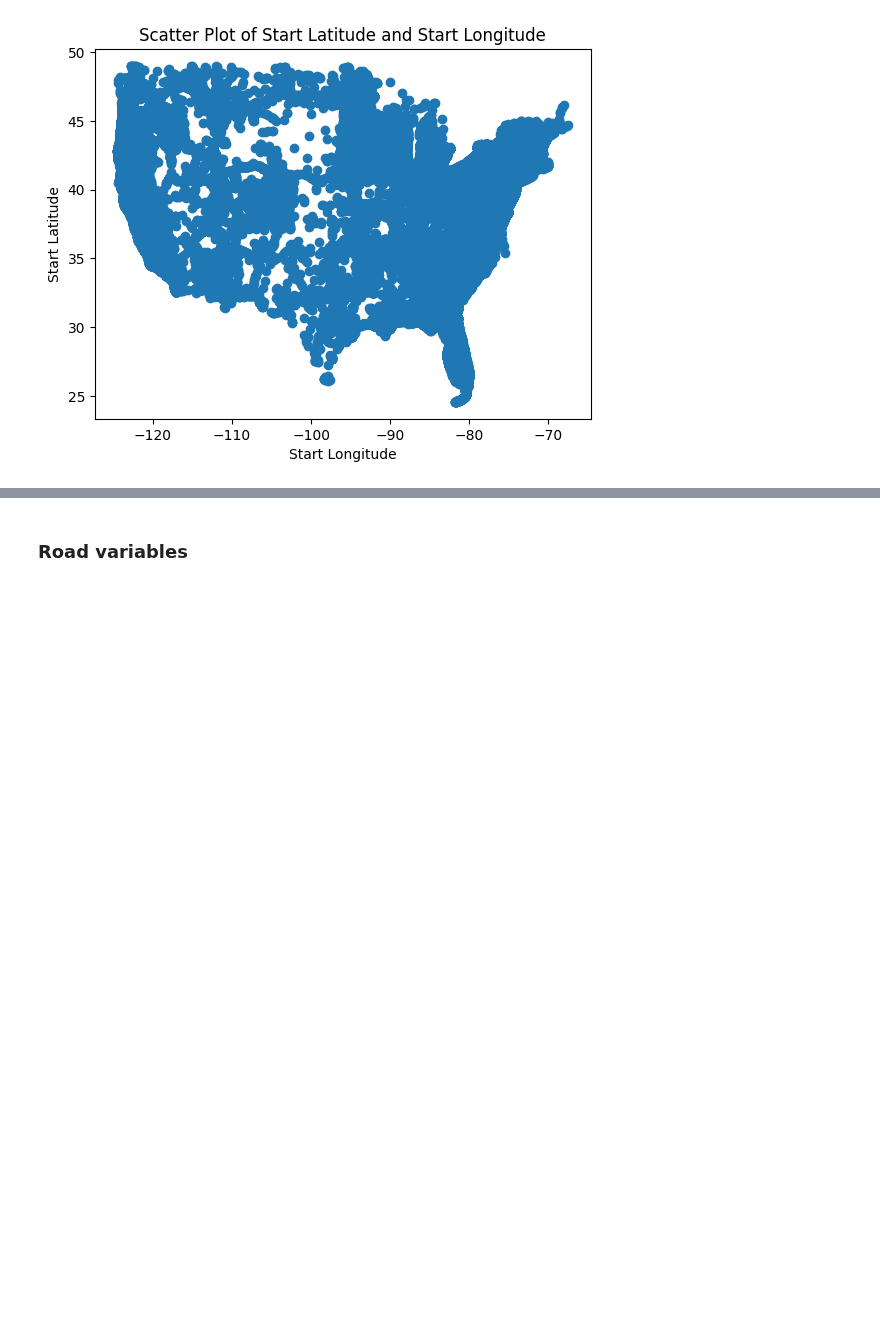
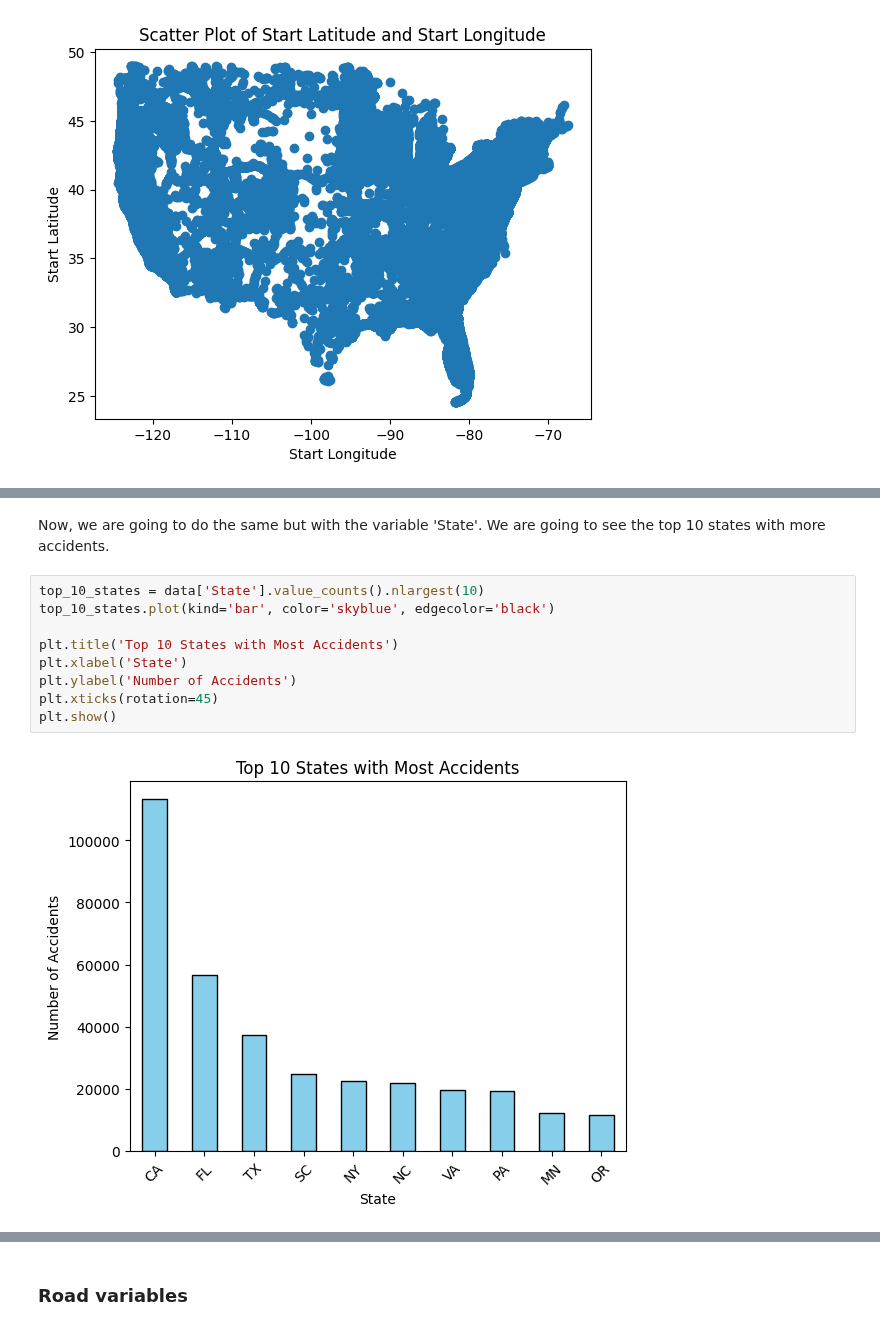
Before and after one commit to pol-resina/US-Accidents, a Jupyter notebook: notebooks/data_exploration.ipynb, the cells around one changed output, grey strips where cells are left out. Drawn from its saved outputs; the diff is of its cells as text; blank space fills up the shorter version.

```diff
--- a/notebooks/data_exploration.ipynb
+++ b/notebooks/data_exploration.ipynb
@@ -92,0 +131,13 @@ plt.show()
+# %% [markdown]
+Now, we are going to do the same but with the variable 'State'. We are going to see the top 10 states with more accidents.
+# %%
+top_10_states = data['State'].value_counts().nlargest(10)
+top_10_states.plot(kind='bar', color='skyblue', edgecolor='black')
+
+plt.title('Top 10 States with Most Accidents')
+plt.xlabel('State')
+plt.ylabel('Number of Accidents')
+plt.xticks(rotation=45)
+plt.show()
+# %% [output]
+[figure, added]
```
Also changed, not shown: parts of 28 cells of this notebook.
